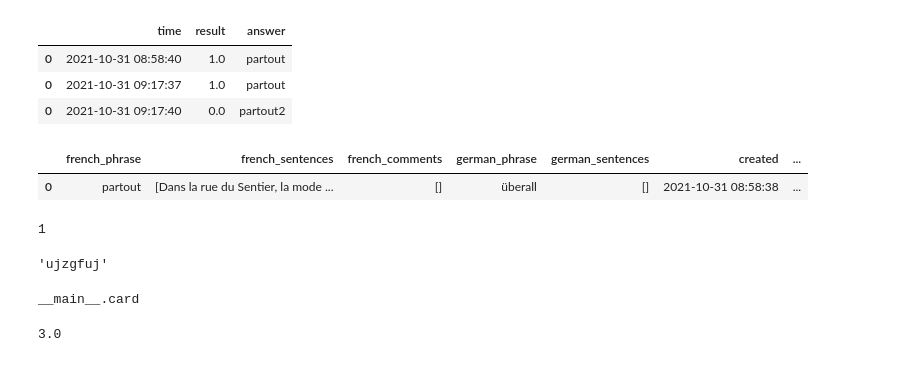
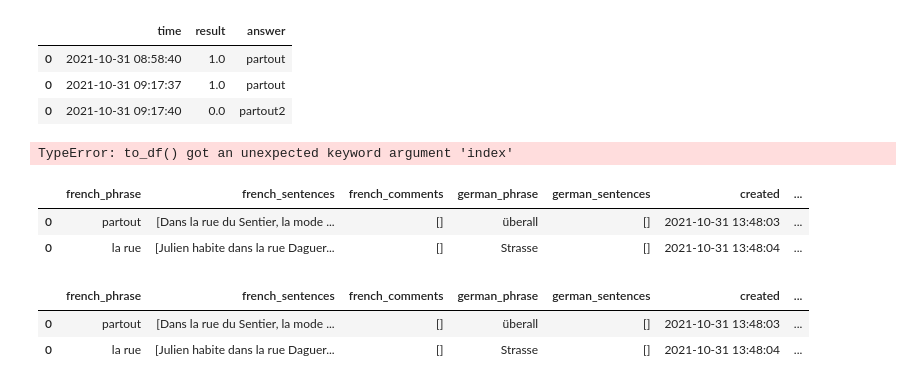
Before and after one commit to Dr-Nuke/voki, a Jupyter notebook: notebooks/Untitled.ipynb, the cells around one changed output. Cells and saved outputs as stored; diff of their text form; code cells hidden in the pictures.

```diff
--- a/notebooks/Untitled.ipynb
+++ b/notebooks/Untitled.ipynb
@@ -101,11 +370,17 @@ def main(dbfile):
 # %%
-card_1_properties = {'french':{'phrase': 'partout',
-                               'sentences': ['Dans la rue du Sentier, la mode est partout.'],
-                               'comments':[]},
-                     'german':{'phrase':'überall',
-                               'sentences':[],
-                               'comments':[]},
-                    }
+card_1_dict = {'french_phrase': 'partout',
+                'french_sentences': ['Dans la rue du Sentier, la mode est partout.'],
+                'french_comments':[],
+                'german_phrase' :'überall',
+                'german_sentences':[],
+                'german_comments':[],
+                'created': datetime.datetime.now().replace(microsecond=0),
+                'attempt_history' : pd.DataFrame({'time': pd.Series(dtype='datetime64[ns]'),
+                                             'result': pd.Series(dtype='bool'),
+                                             'answer': pd.Series(dtype='str')})
+                'streak': 0
+                'id': hash('partout')
+              }
 
 card_2_properties = {'french':{'phrase': 'la rue',
                                'sentences': ['Julien habite dans la rue Daguerre.'],
@@ -146,23 +426,25 @@ voki_card1.attempt_history
 | 0 | 2021-10-31 09:17:37 | 1.0 | partout |
 | 0 | 2021-10-31 09:17:40 | 0.0 | partout2 |
 # %%
-pd.DataFrame(card_to_df(voki_card1))
+pd.DataFrame(voki_card1.to_df())
 # %% [output]
-|  | french_phrase | french_sentences | french_comments | german_phrase | german_sentences | created | ... |
-| 0 | partout | [Dans la rue du Sentier, la mode ... | [] | überall | [] | 2021-10-31 08:58:38 | ... |
+TypeError: to_df() got an unexpected keyword argument 'index'
 # %%
-1
+df_list = [pd.DataFrame(voki_card1.to_df()),
+           pd.DataFrame(voki_card2.to_df())]
+df_voki = pd.concat(df_list)
-# %% [output]
-1
 # %%
-'ujzgfuj'
+df_voki.to_pickle(voki_db_file)
-# %% [output]
-'ujzgfuj'
 # %%
-card
+df_voki
 # %% [output]
-__main__.card
+|  | french_phrase | french_sentences | french_comments | german_phrase | german_sentences | created | ... |
+| 0 | partout | [Dans la rue du Sentier, la mode ... | [] | überall | [] | 2021-10-31 13:48:03 | ... |
+| 0 | la rue | [Julien habite dans la rue Daguer... | [] | Strasse | [] | 2021-10-31 13:48:04 | ... |
 # %%
-np.floor(3.5)
+a=pd.read_pickle(voki_db_file)
+a
 # %% [output]
-3.0
+|  | french_phrase | french_sentences | french_comments | german_phrase | german_sentences | created | ... |
+| 0 | partout | [Dans la rue du Sentier, la mode ... | [] | überall | [] | 2021-10-31 13:48:03 | ... |
+| 0 | la rue | [Julien habite dans la rue Daguer... | [] | Strasse | [] | 2021-10-31 13:48:04 | ... |
```
Also changed, not shown: parts of 24 cells of this notebook, 1 other file.
